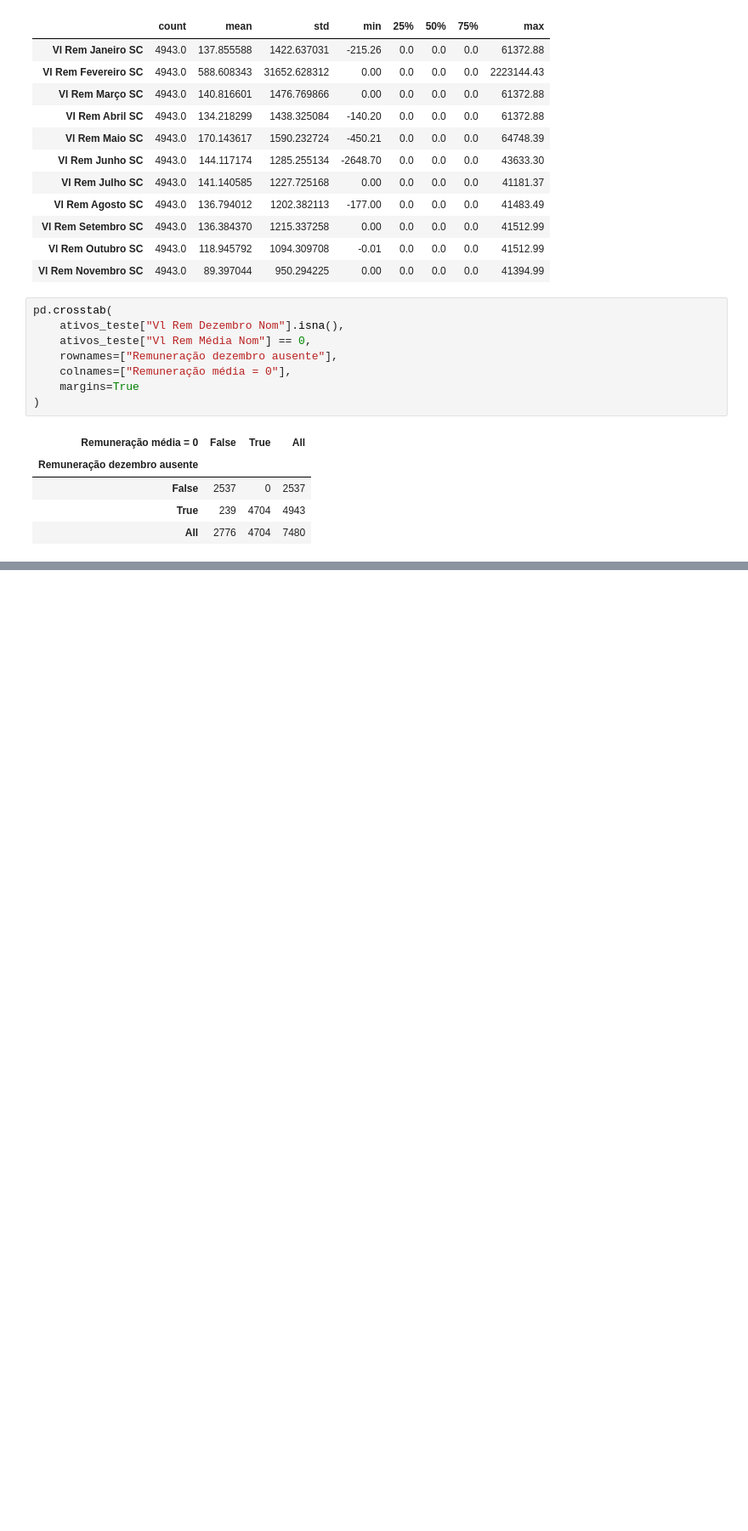
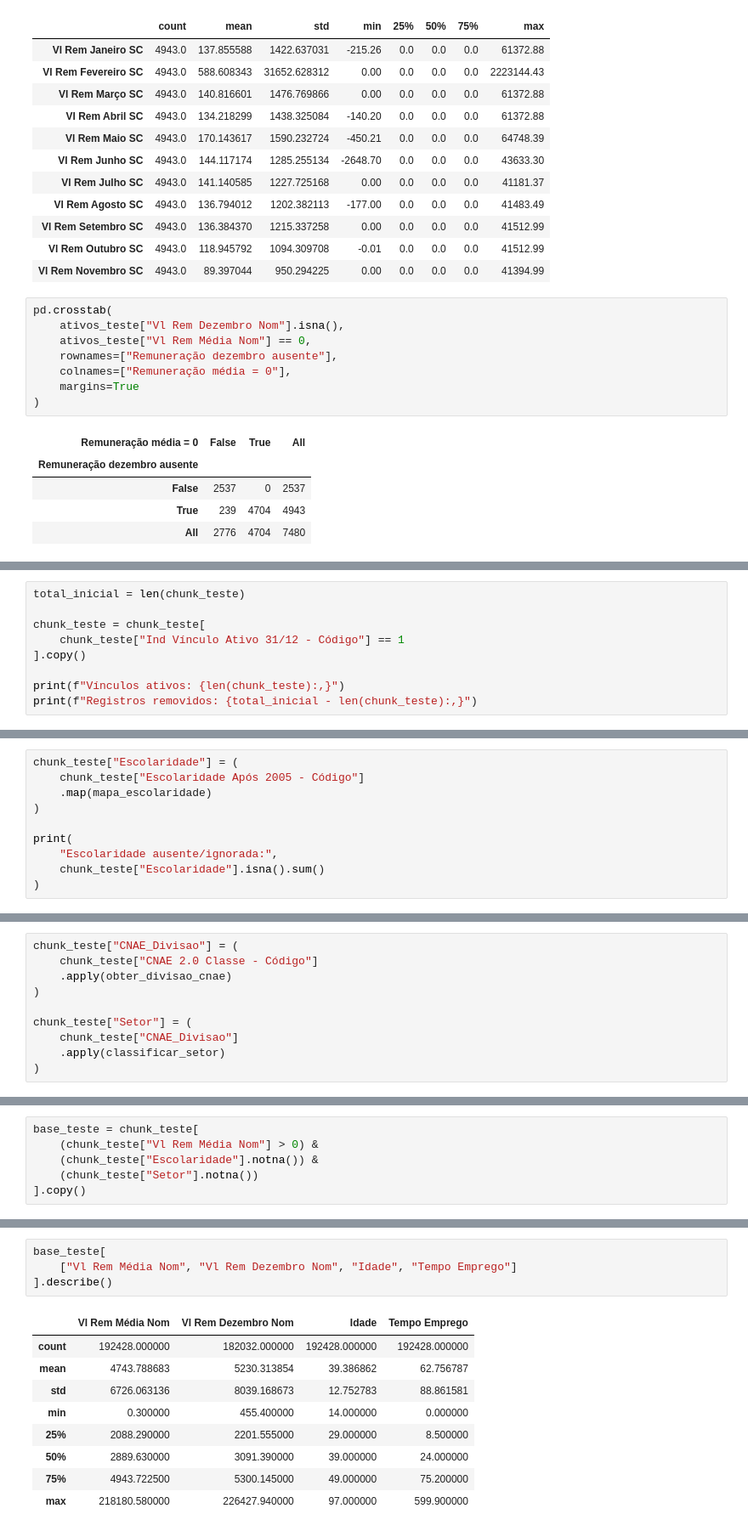
Before and after one commit to gil-zip/analise-escolaridade-remuneracao-rais, a Jupyter notebook: notebooks/01_preparacao_dados.ipynb, the cells around one changed output, grey strips where cells are left out. Shown at 85% size. Cells and saved outputs as stored; diff of their text form; blank space fills up the shorter version.

```diff
--- a/notebooks/01_preparacao_dados.ipynb
+++ b/notebooks/01_preparacao_dados.ipynb
@@ -571,0 +679,9 @@ pd.crosstab(
+# %%
+total_inicial = len(chunk_teste)
+
+chunk_teste = chunk_teste[
+    chunk_teste["Ind Vínculo Ativo 31/12 - Código"] == 1
+].copy()
+
+print(f"Vínculos ativos: {len(chunk_teste):,}")
+print(f"Registros removidos: {total_inicial - len(chunk_teste):,}")
@@ -571,0 +691,10 @@ pd.crosstab(
+# %%
+chunk_teste["Escolaridade"] = (
+    chunk_teste["Escolaridade Após 2005 - Código"]
+    .map(mapa_escolaridade)
+)
+
+print(
+    "Escolaridade ausente/ignorada:",
+    chunk_teste["Escolaridade"].isna().sum()
+)
@@ -571,0 +703,10 @@ pd.crosstab(
+# %%
+chunk_teste["CNAE_Divisao"] = (
+    chunk_teste["CNAE 2.0 Classe - Código"]
+    .apply(obter_divisao_cnae)
+)
+
+chunk_teste["Setor"] = (
+    chunk_teste["CNAE_Divisao"]
+    .apply(classificar_setor)
+)
@@ -571,0 +761,6 @@ pd.crosstab(
+# %%
+base_teste = chunk_teste[
+    (chunk_teste["Vl Rem Média Nom"] > 0) &
+    (chunk_teste["Escolaridade"].notna()) &
+    (chunk_teste["Setor"].notna())
+].copy()
@@ -571,0 +775,14 @@ pd.crosstab(
+# %%
+base_teste[
+    ["Vl Rem Média Nom", "Vl Rem Dezembro Nom", "Idade", "Tempo Emprego"]
+].describe()
+# %% [output]
+|  | Vl Rem Média Nom | Vl Rem Dezembro Nom | Idade | Tempo Emprego |
+| count | 192428.000000 | 182032.000000 | 192428.000000 | 192428.000000 |
+| mean | 4743.788683 | 5230.313854 | 39.386862 | 62.756787 |
+| std | 6726.063136 | 8039.168673 | 12.752783 | 88.861581 |
+| min | 0.300000 | 455.400000 | 14.000000 | 0.000000 |
+| 25% | 2088.290000 | 2201.555000 | 29.000000 | 8.500000 |
+| 50% | 2889.630000 | 3091.390000 | 39.000000 | 24.000000 |
+| 75% | 4943.722500 | 5300.145000 | 49.000000 | 75.200000 |
+| max | 218180.580000 | 226427.940000 | 97.000000 | 599.900000 |
```
Also changed, not shown: parts of 30 cells of this notebook, 5 other files.
